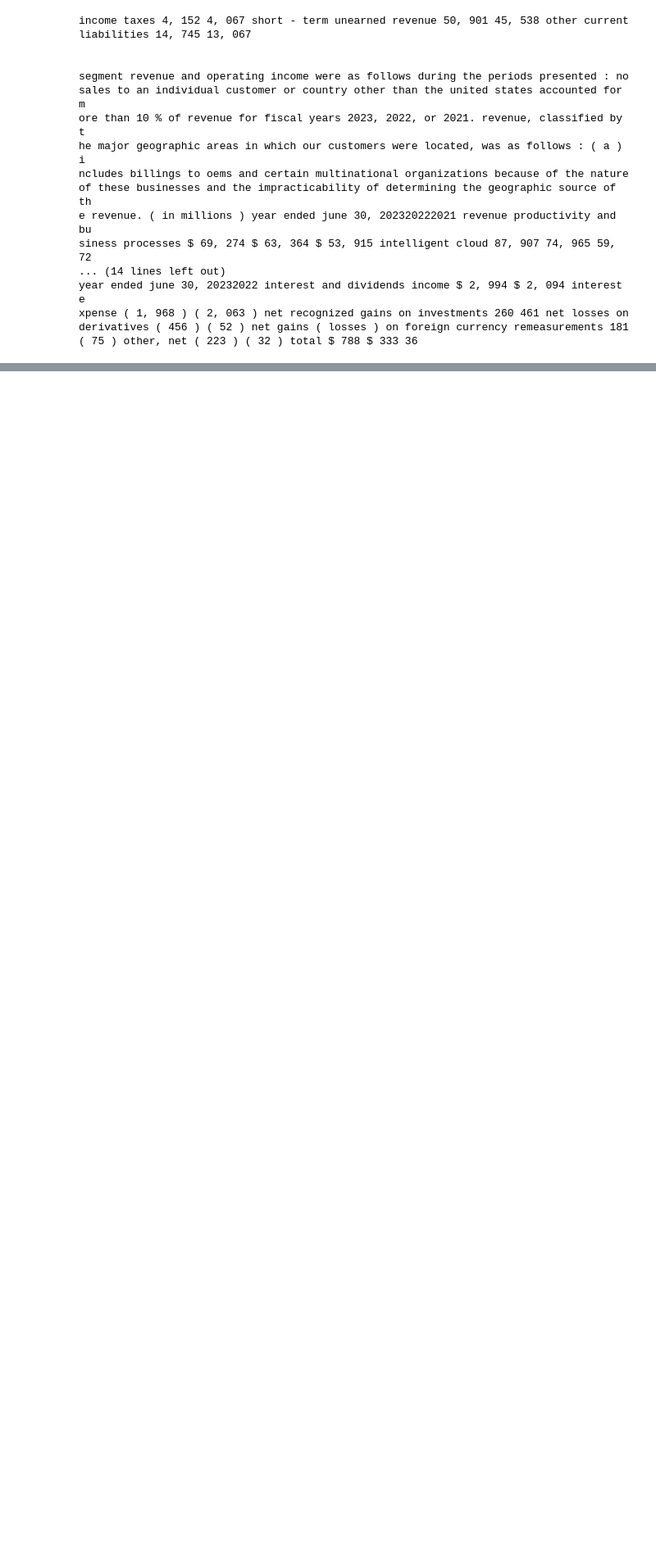
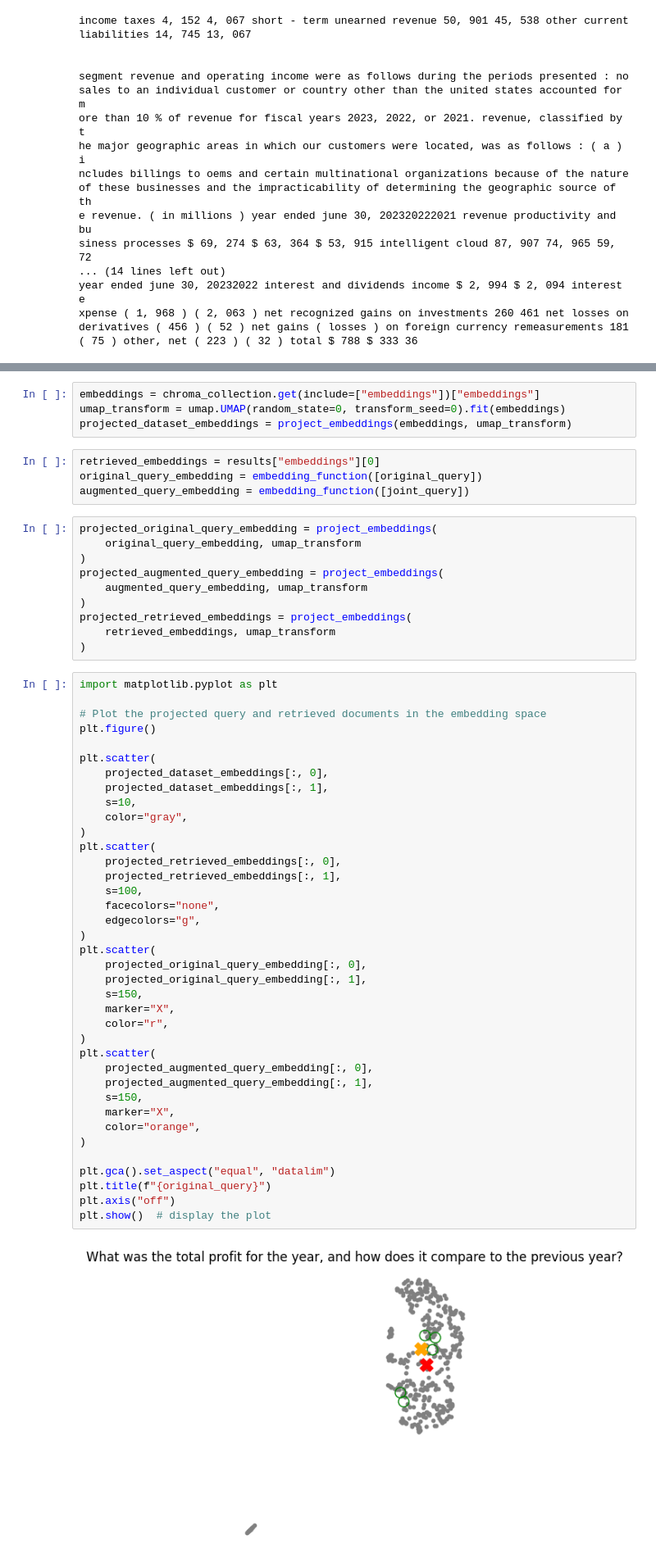
Before and after one commit to nandyc/rag_advanced, a Jupyter notebook: advanced_rag.ipynb, the cells around one changed output, grey strips where cells are left out. Shown at 82% size. Saved outputs shown, nothing was run; the diff lists cells and outputs as text; blank space fills up the shorter version.

```diff
--- a/advanced_rag.ipynb
+++ b/advanced_rag.ipynb
@@ -293,0 +353,58 @@ derivatives ( 456 ) ( 52 ) net gains ( losses ) on foreign currency remeasuremen
+# %%
+embeddings = chroma_collection.get(include=["embeddings"])["embeddings"]
+umap_transform = umap.UMAP(random_state=0, transform_seed=0).fit(embeddings)
+projected_dataset_embeddings = project_embeddings(embeddings, umap_transform)
+# %%
+retrieved_embeddings = results["embeddings"][0]
+original_query_embedding = embedding_function([original_query])
+augmented_query_embedding = embedding_function([joint_query])
+# %%
+projected_original_query_embedding = project_embeddings(
+    original_query_embedding, umap_transform
+)
+projected_augmented_query_embedding = project_embeddings(
+    augmented_query_embedding, umap_transform
+)
+projected_retrieved_embeddings = project_embeddings(
+    retrieved_embeddings, umap_transform
+)
+# %%
+import matplotlib.pyplot as plt
+
+# Plot the projected query and retrieved documents in the embedding space
+plt.figure()
+
+plt.scatter(
+    projected_dataset_embeddings[:, 0],
+    projected_dataset_embeddings[:, 1],
+    s=10,
+    color="gray",
+)
+plt.scatter(
+    projected_retrieved_embeddings[:, 0],
+    projected_retrieved_embeddings[:, 1],
+    s=100,
+    facecolors="none",
+    edgecolors="g",
+)
+plt.scatter(
+    projected_original_query_embedding[:, 0],
+    projected_original_query_embedding[:, 1],
+    s=150,
+    marker="X",
+    color="r",
+)
+plt.scatter(
+    projected_augmented_query_embedding[:, 0],
+    projected_augmented_query_embedding[:, 1],
+    s=150,
+    marker="X",
+    color="orange",
+)
+
+plt.gca().set_aspect("equal", "datalim")
+plt.title(f"{original_query}")
+plt.axis("off")
+plt.show()  # display the plot
+# %% [output]
+[figure, added]
```
Also changed, not shown: parts of 8 cells of this notebook.
